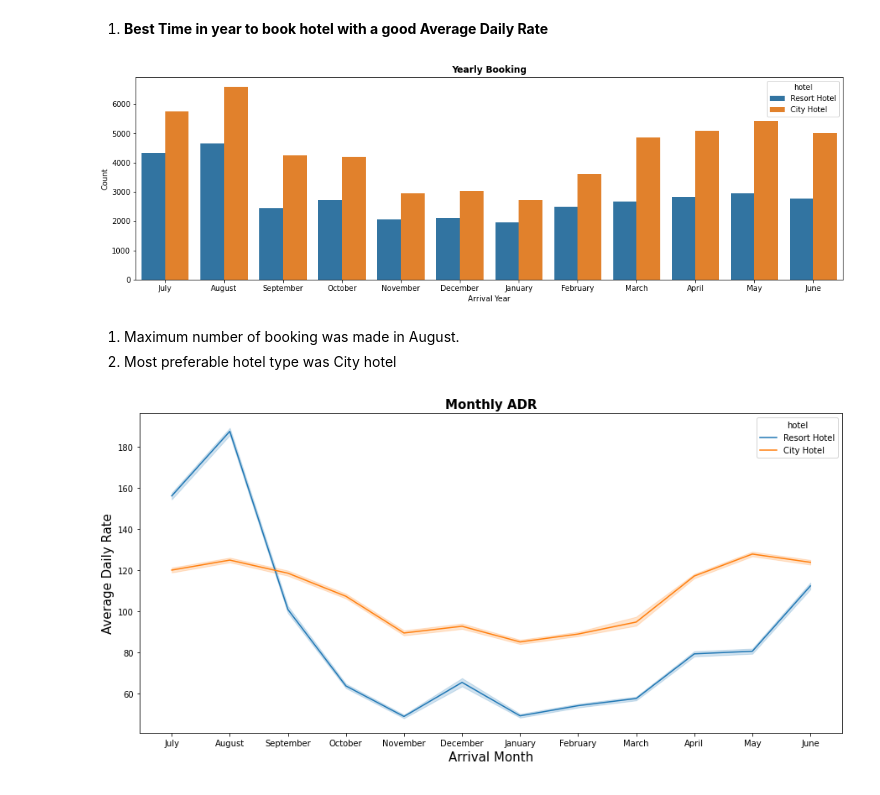
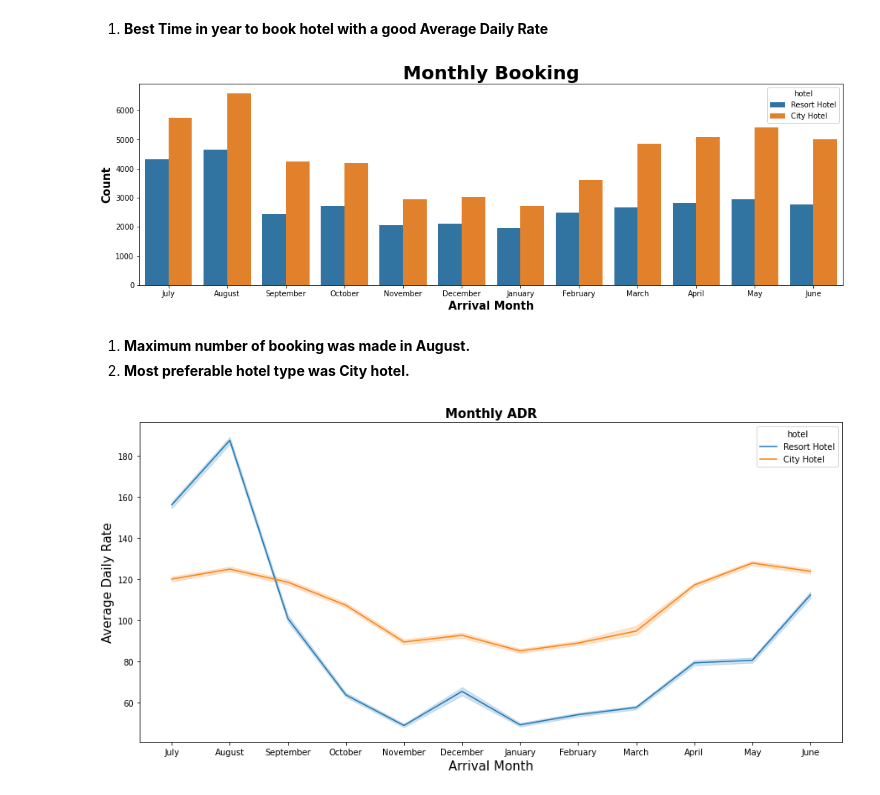
Before and after one commit to Kaushaljha488/Hotel-booking-Analysis, a Jupyter notebook: kaushal_Hotel_Booking_Analysis_Capstone_Project.ipynb, the cells around one changed output. Drawn from its saved outputs; the diff is of its cells as text; code cells hidden in the pictures.

Commit message:
visuallization(continue)

```diff
--- a/kaushal_Hotel_Booking_Analysis_Capstone_Project.ipynb
+++ b/kaushal_Hotel_Booking_Analysis_Capstone_Project.ipynb
@@ -300,18 +300,18 @@ memory usage: 22.0+ MB
 # %%
 #Lets find the maximum number of booking yearly for both hotels type
 # list1=df1['hotel','arrival_date_year']
 plt.figure(figsize=(17,5))
 sns.countplot(data=df1,x='arrival_date_month',hue='hotel')
-plt.title('Yearly Booking',weight='bold')
-plt.xlabel('Arrival Year')
-plt.ylabel('Count')
+plt.title('Monthly Booking',weight='bold',fontsize=25)
+plt.xlabel('Arrival Month',weight='bold',fontsize=15)
+plt.ylabel('Count',weight='bold',fontsize=15)
 plt.show()
 # %% [output]
-[figure, old version]
+[figure, new version]
 # %% [markdown]
 
-1. Maximum number of booking was made in August.
-2. Most preferable hotel type was City hotel
+1. **Maximum number of booking was made in August.**
+2. **Most preferable hotel type was City hotel.**
 # %%
 #Lets visualise monthwise adr
 plt.figure(figsize=(15,7))
```
Also changed, not shown: parts of 2 cells of this notebook.
